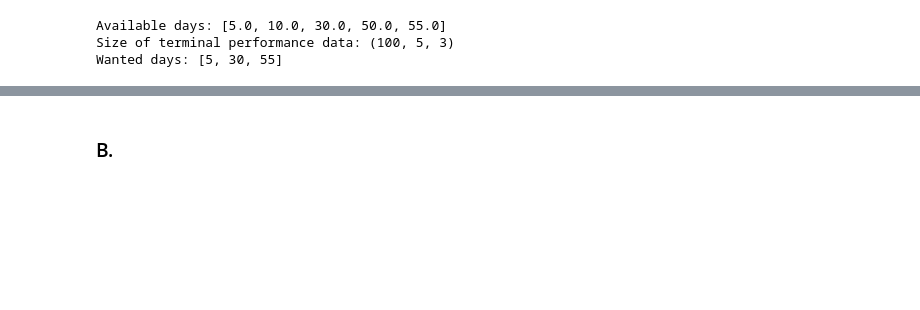
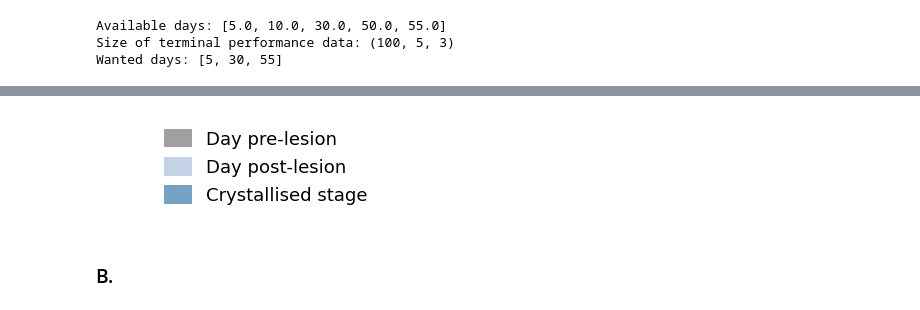
Before and after one commit to AtharvSuryawanshi/Dual_Pathway_RL_songbird, a Jupyter notebook: Figures/Figure_7.ipynb, the cells around one changed output, grey strips where cells are left out. Cells and saved outputs as stored; diff of their text form; code cells hidden in the pictures; blank space fills up the shorter version.

```diff
--- a/Figures/Figure_7.ipynb
+++ b/Figures/Figure_7.ipynb
@@ -315,3 +530,27 @@ Passing `palette` without assigning `hue` is deprecated and will be removed in v
+# %%
+from matplotlib.patches import Patch
+
+legend_elements = [
+    Patch(facecolor='grey',          alpha=0.75, label='Day pre-lesion'),
+    Patch(facecolor='lightsteelblue', alpha=0.75, label='Day post-lesion'),
+    Patch(facecolor='steelblue',     alpha=0.75, label='Crystallised stage'),
+]
+
+fig_legend, ax_legend = plt.subplots(figsize=(3.5, 1.2))
+ax_legend.axis('off')
+ax_legend.legend(
+    handles=legend_elements,
+    loc='center',
+    frameon=False,
+    fontsize=13,
+    handlelength=1.5,
+    handleheight=1.2,
+)
+plt.tight_layout()
+
+save_figure("Figure_7c_legend", format="pdf", save=True)
+# %% [output]
+[figure, added]
 # %% [markdown]
 ### B.
 # %%
```
Also changed, not shown: parts of 13 cells of this notebook, 5 other files.
